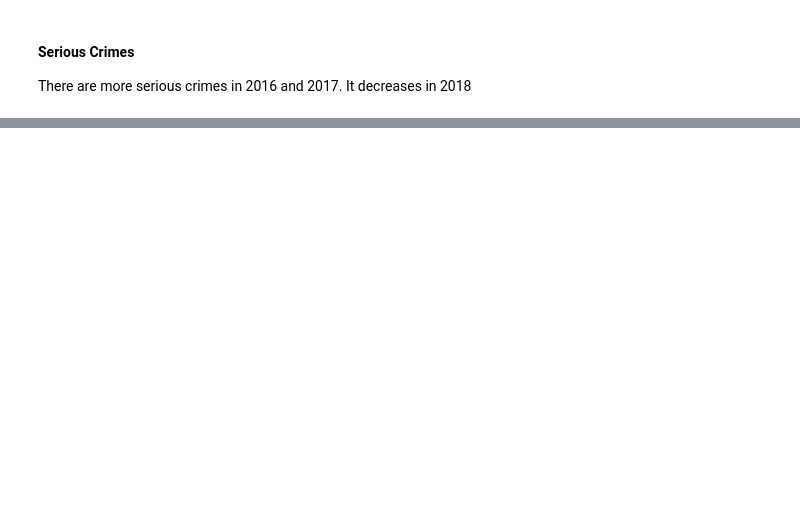
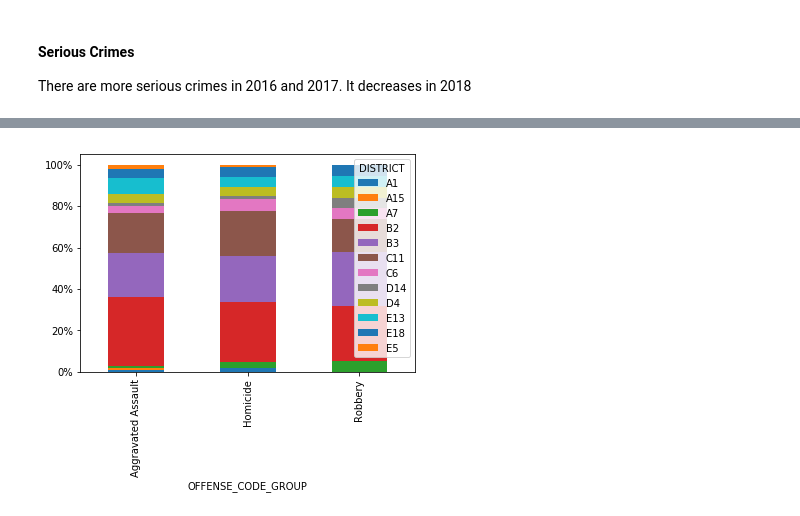
Before and after one commit to uaytek/BostonCrimeAnalysis, a Jupyter notebook: Crimes in Boston.ipynb, the cells around one changed output, grey strips where cells are left out. Saved outputs shown, nothing was run; the diff lists cells and outputs as text; code cells hidden in the pictures; blank space fills up the shorter version.

```diff
--- a/Crimes in Boston.ipynb
+++ b/Crimes in Boston.ipynb
@@ -242,0 +228,4 @@ plt.show()
+# %%
+DrawStackPlot(df.loc[(df.SHOOTING=="Y") & (df["UCR_PART"] == "Part One")].groupby(['OFFENSE_CODE_GROUP','DISTRICT']))
+# %% [output]
+[figure, added]
```
Also changed, not shown: parts of 26 cells of this notebook.
